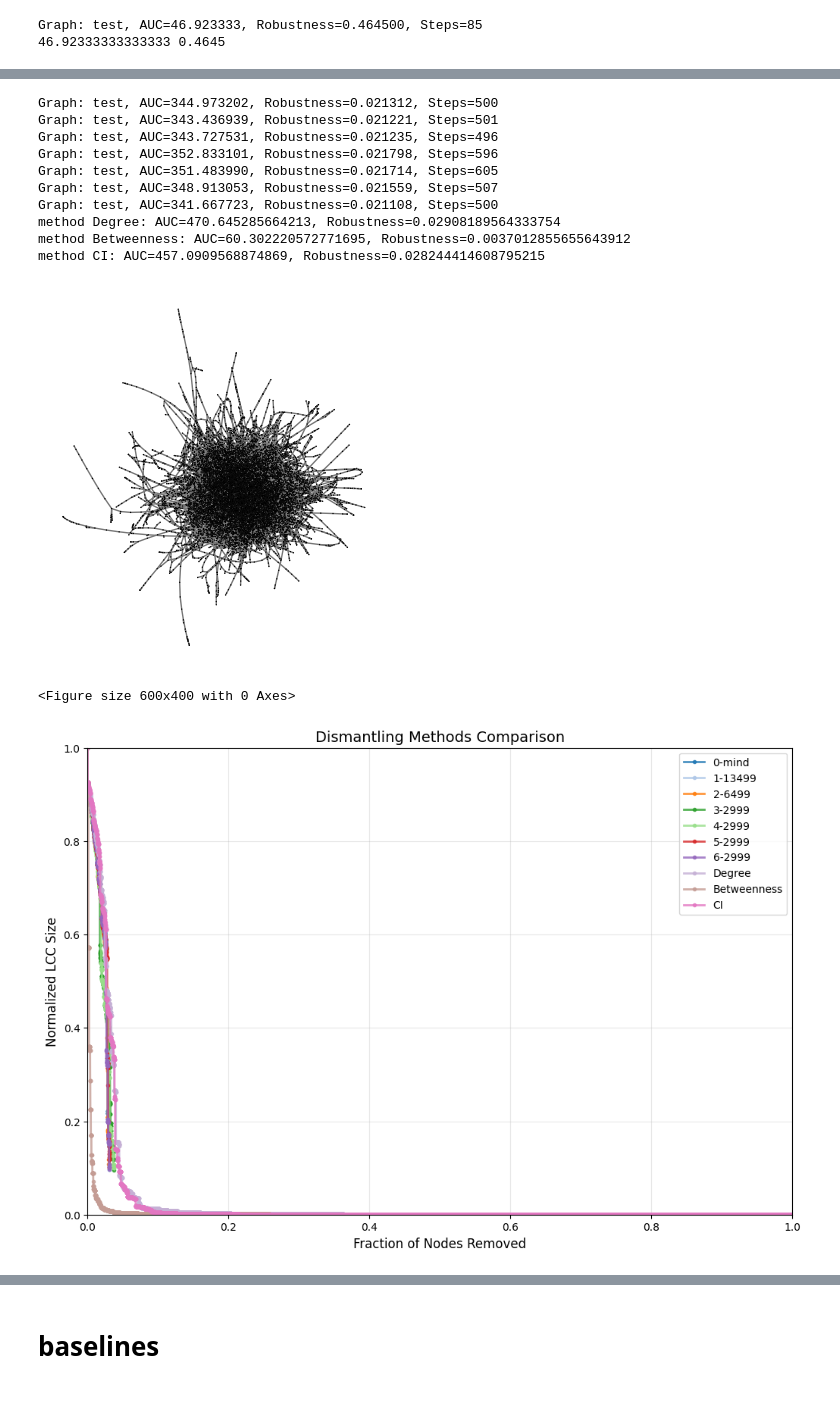
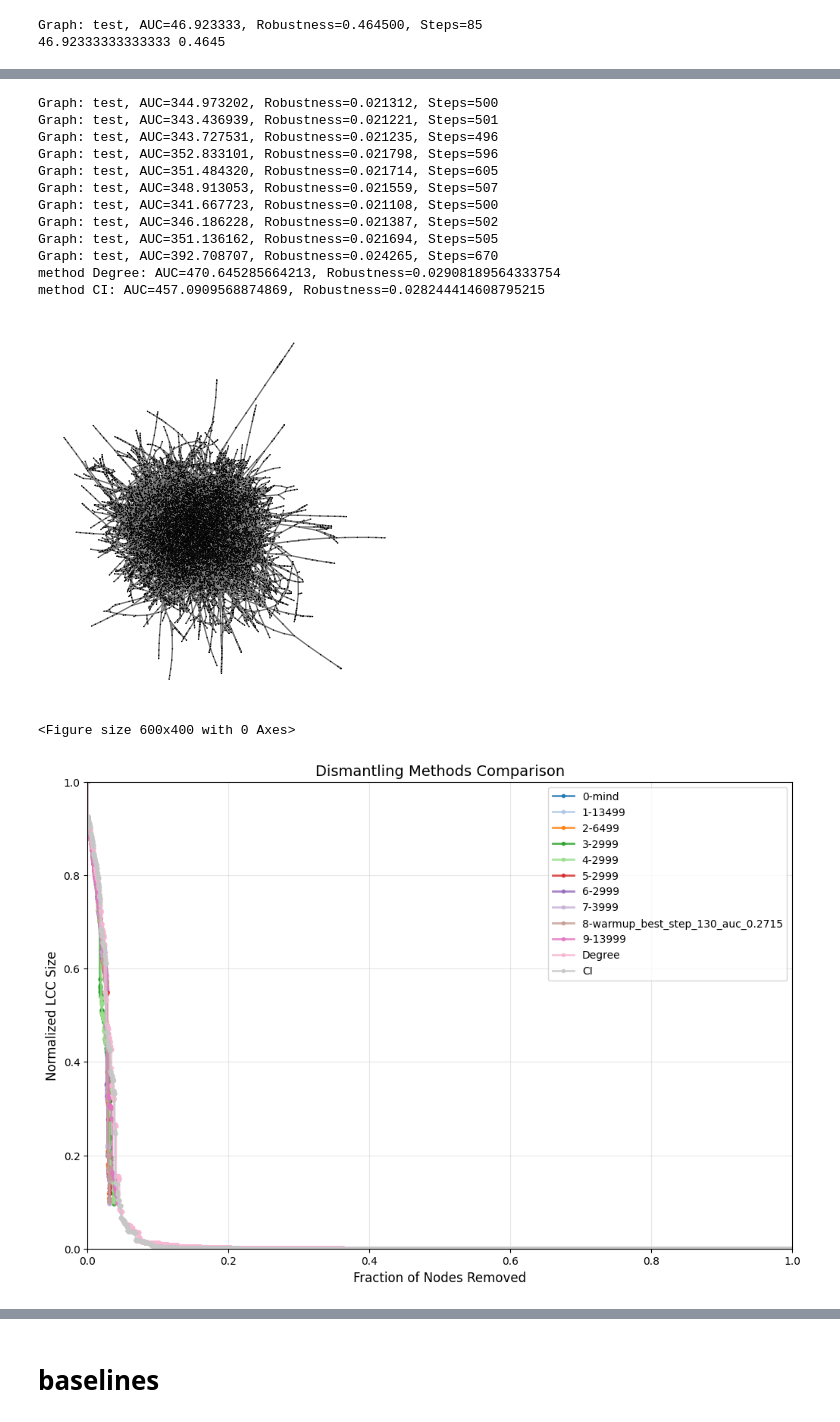
Before and after one commit to Rich-Chaw/MIND-ND, a Jupyter notebook: baseline.ipynb, the cells around one changed output, grey strips where cells are left out. Drawn from its saved outputs; the diff is of its cells as text; code cells hidden in the pictures.

Commit message:
stable sac finetune script, graph models,preprocess,buffer 20260106

```diff
--- a/baseline.ipynb
+++ b/baseline.ipynb
@@ -84,7 +84,7 @@ import numpy as np
 import utils
 import importlib
 importlib.reload(utils)
-from baseline import ensure_static_id
+from baseline import ensure_attribute
 
 def dismantling(g:ig.Graph,dismantling_method,ckpt_pth=None,**kwargs):
     '''
@@ -94,7 +94,7 @@ def dismantling(g:ig.Graph,dismantling_method,ckpt_pth=None,**kwargs):
     lcc_sizes: lcc size at each step, len(lcc_sizes) = len(removed_sizes)
     '''
     g = deepcopy(g)
-    ensure_static_id(g)
+    ensure_attribute(g)
 
     # Implementation
     if dismantling_method is None:
@@ -197,37 +274,43 @@ compare_mind_ckpts = [
                     'saved/finetune_20251223_141913/2999.ckpt',   #100-200,SBM,betweenness
                     'saved/finetune_20251229_155032/2999.ckpt',  #100-200,SBM,betweenness,prior
                     'saved/finetune_20251230_001358/2999.ckpt', #100-200,SBM,betweenness,prior
+                    'saved/finetune_20251230_212246/3999.ckpt', #100-200,SBM,betweenness,prior
+                    "saved/finetune_20251231_163953/warmup/warmup_best_step_130_auc_0.2715.ckpt",
+                    "saved/finetune_20251231_172949/13999.ckpt",
+                    "saved/finetune_20260101_131746/6199.ckpt",
                     ]
 
 for idx, ckpt_pth in enumerate(compare_mind_ckpts):
     _, _, test_removals  = dismantling(g,'MIND',step_ratio=0.0,ckpt_pth=ckpt_pth)
     method_name = str(idx)+ '-' + os.path.basename(ckpt_pth).replace('.ckpt', '')
     all_results[method_name] = test_removals
 
 from baseline import baseline_dismantling,METHODS
 methods = {
     # "Spectral":METHODS['Spectral'],
     "Degree":METHODS['Degree'],
-    "Betweenness":METHODS['Betweenness'],
+    # "Betweenness":METHODS['Betweenness'],
     "CI": METHODS['CI'],
     # 'FINDER':METHODS['FINDER']
 }
 baseline_results = baseline_dismantling(g,methods,visualize=False)
 all_results.update(baseline_results)
 
 from visualize_dismantling import visualize_multiple_curve
 visualize_multiple_curve(g,all_results)
 # %% [output]
 Graph: test, AUC=344.973202, Robustness=0.021312, Steps=500
 Graph: test, AUC=343.436939, Robustness=0.021221, Steps=501
 Graph: test, AUC=343.727531, Robustness=0.021235, Steps=496
 Graph: test, AUC=352.833101, Robustness=0.021798, Steps=596
-Graph: test, AUC=351.483990, Robustness=0.021714, Steps=605
+Graph: test, AUC=351.484320, Robustness=0.021714, Steps=605
 Graph: test, AUC=348.913053, Robustness=0.021559, Steps=507
 Graph: test, AUC=341.667723, Robustness=0.021108, Steps=500
+Graph: test, AUC=346.186228, Robustness=0.021387, Steps=502
+Graph: test, AUC=351.136162, Robustness=0.021694, Steps=505
+Graph: test, AUC=392.708707, Robustness=0.024265, Steps=670
 method Degree: AUC=470.645285664213, Robustness=0.02908189564333754
-method Betweenness: AUC=60.302220572771695, Robustness=0.0037012855655643912
 method CI: AUC=457.0909568874869, Robustness=0.028244414608795215
-[figure, old version]
+[figure, new version]
 <Figure size 600x400 with 0 Axes>
-[figure, old version]
+[figure, new version]
```
Also changed, not shown: parts of 7 cells of this notebook, 8 other files.
